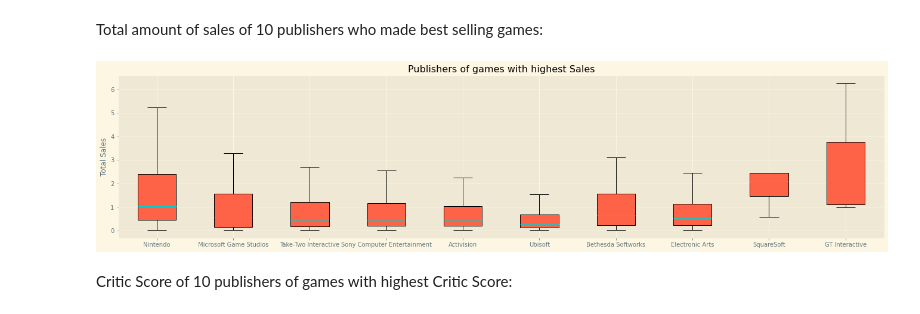
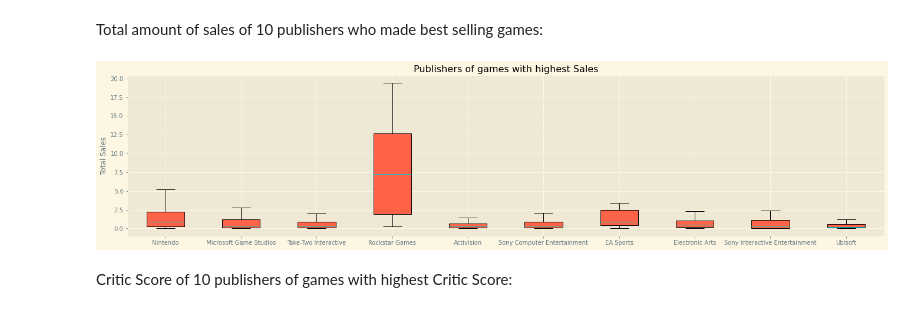
Before and after one commit to 5arcoramphu5/VideoGamesSales, a Jupyter notebook: VideoGamesSales.ipynb, the cells around one changed output. Cells and saved outputs as stored; diff of their text form; code cells hidden in the pictures.

```diff
--- a/VideoGamesSales.ipynb
+++ b/VideoGamesSales.ipynb
@@ -477,22 +486,22 @@ plt.show()
 # %% [markdown]
 Total amount of sales of 10 publishers who made best selling games:
 # %%
-publishers = dataExt.Publisher.unique()
+publishers = dataCut.Publisher.unique()
 m = {
     'Publisher' : publishers,
-    'Max' : [dataExt[dataExt.Publisher==publisher][salesCols].sum(axis=1).max() for publisher in publishers]
+    'Max' : [dataCut[dataCut.Publisher==publisher][salesCols].sum(axis=1).max() for publisher in publishers]
      }
 m = pd.DataFrame(m)
 
 publishers = m.nlargest(10, 'Max')['Publisher']
 
 plt.figure(figsize=(23, 5))
-plt.boxplot( [dataExt[dataExt.Publisher==p][salesCols].sum(axis=1) for p in publishers] , vert=True, patch_artist=True, labels=publishers, showfliers=False)
+plt.boxplot( [dataCut[dataCut.Publisher==p][salesCols].sum(axis=1) for p in publishers] , vert=True, patch_artist=True, labels=publishers, showfliers=False)
 plt.title('Publishers of games with highest Sales')
 plt.ylabel('Total Sales')
 plt.show()
 # %% [output]
-[figure, old version]
+[figure, new version]
 # %% [markdown]
 Critic Score of 10 publishers of games with highest Critic Score:
 # %%
```
Also changed, not shown: parts of 103 cells of this notebook, 4 other files.
